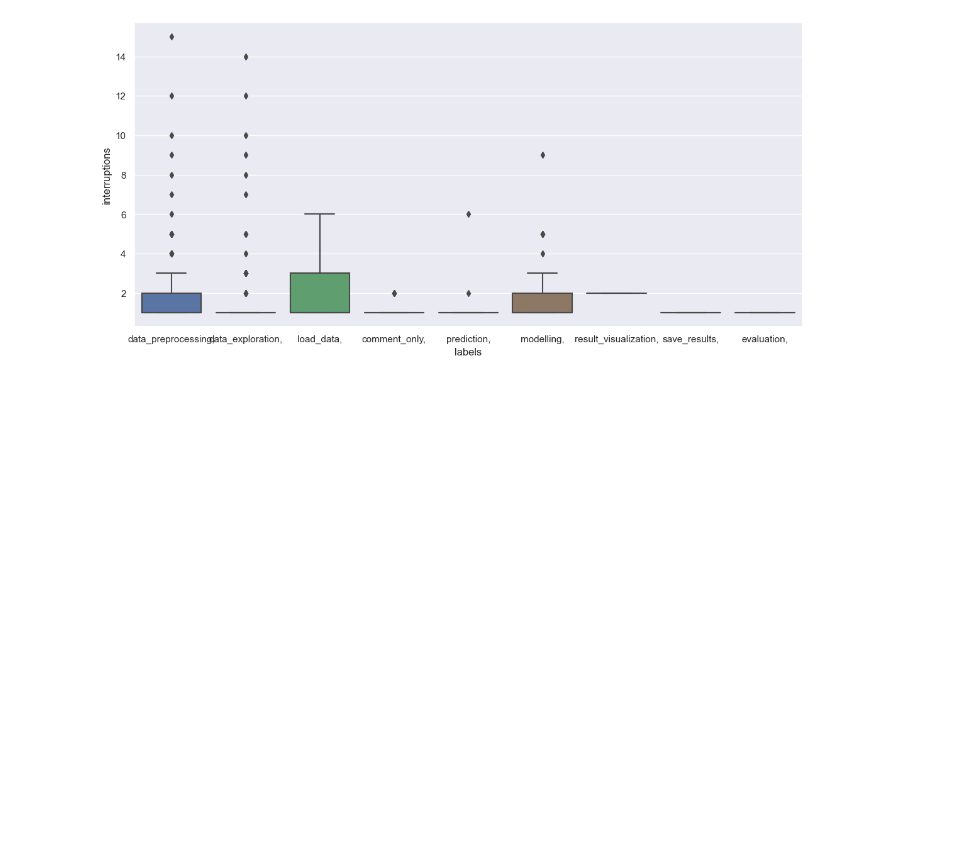
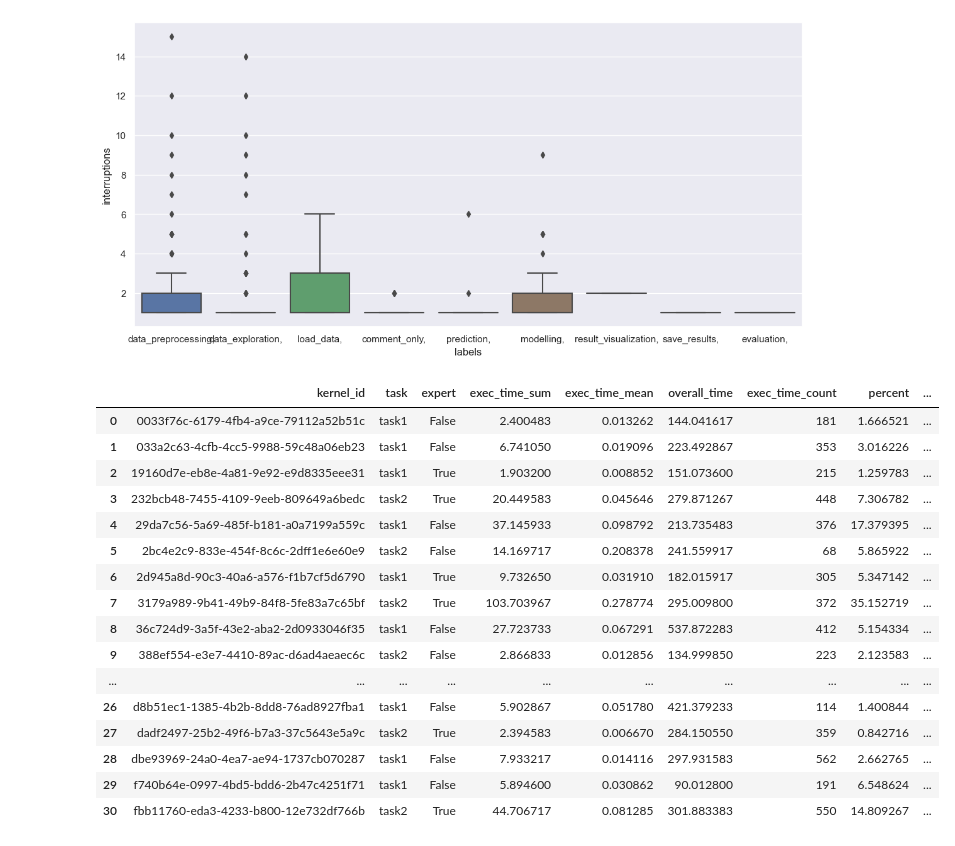
Before and after one commit to konstantgr/jupyter-logs-analysis, a Jupyter notebook: analysis/02-0-time-analysis.ipynb, the cells around one changed output. Cells and saved outputs as stored; diff of their text form; code cells hidden in the pictures; blank space fills up the shorter version.

Commit message:
added normal table for time

```diff
--- a/analysis/02-0-time-analysis.ipynb
+++ b/analysis/02-0-time-analysis.ipynb
@@ -257,3 +316,23 @@ sns.boxplot(test[(test.labels != 'helper_functions,')& (test.interruptions > 0)]
 # %% [output]
 <Axes: xlabel='labels', ylabel='interruptions'>
 [figure]
+# %%
+kernel_time_df
+# %% [output]
+|  | kernel_id | task | expert | exec_time_sum | exec_time_mean | overall_time | exec_time_count | percent | ... |
+| 0 | 0033f76c-6179-4fb4-a9ce-79112a52b51c | task1 | False | 2.400483 | 0.013262 | 144.041617 | 181 | 1.666521 | ... |
+| 1 | 033a2c63-4cfb-4cc5-9988-59c48a06eb23 | task1 | False | 6.741050 | 0.019096 | 223.492867 | 353 | 3.016226 | ... |
+| 2 | 19160d7e-eb8e-4a81-9e92-e9d8335eee31 | task1 | True | 1.903200 | 0.008852 | 151.073600 | 215 | 1.259783 | ... |
+| 3 | 232bcb48-7455-4109-9eeb-809649a6bedc | task2 | True | 20.449583 | 0.045646 | 279.871267 | 448 | 7.306782 | ... |
+| 4 | 29da7c56-5a69-485f-b181-a0a7199a559c | task1 | False | 37.145933 | 0.098792 | 213.735483 | 376 | 17.379395 | ... |
+| 5 | 2bc4e2c9-833e-454f-8c6c-2dff1e6e60e9 | task2 | False | 14.169717 | 0.208378 | 241.559917 | 68 | 5.865922 | ... |
+| 6 | 2d945a8d-90c3-40a6-a576-f1b7cf5d6790 | task1 | True | 9.732650 | 0.031910 | 182.015917 | 305 | 5.347142 | ... |
+| 7 | 3179a989-9b41-49b9-84f8-5fe83a7c65bf | task2 | True | 103.703967 | 0.278774 | 295.009800 | 372 | 35.152719 | ... |
+| 8 | 36c724d9-3a5f-43e2-aba2-2d0933046f35 | task1 | False | 27.723733 | 0.067291 | 537.872283 | 412 | 5.154334 | ... |
+| 9 | 388ef554-e3e7-4410-89ac-d6ad4aeaec6c | task2 | False | 2.866833 | 0.012856 | 134.999850 | 223 | 2.123583 | ... |
+| ... | ... | ... | ... | ... | ... | ... | ... | ... | ... |
+| 26 | d8b51ec1-1385-4b2b-8dd8-76ad8927fba1 | task1 | False | 5.902867 | 0.051780 | 421.379233 | 114 | 1.400844 | ... |
+| 27 | dadf2497-25b2-49f6-b7a3-37c5643e5a9c | task2 | True | 2.394583 | 0.006670 | 284.150550 | 359 | 0.842716 | ... |
+| 28 | dbe93969-24a0-4ea7-ae94-1737cb070287 | task1 | False | 7.933217 | 0.014116 | 297.931583 | 562 | 2.662765 | ... |
+| 29 | f740b64e-0997-4bd5-bdd6-2b47c4251f71 | task1 | False | 5.894600 | 0.030862 | 90.012800 | 191 | 6.548624 | ... |
+| 30 | fbb11760-eda3-4233-b800-12e732df766b | task2 | True | 44.706717 | 0.081285 | 301.883383 | 550 | 14.809267 | ... |
```
Also changed, not shown: parts of 15 cells of this notebook.
